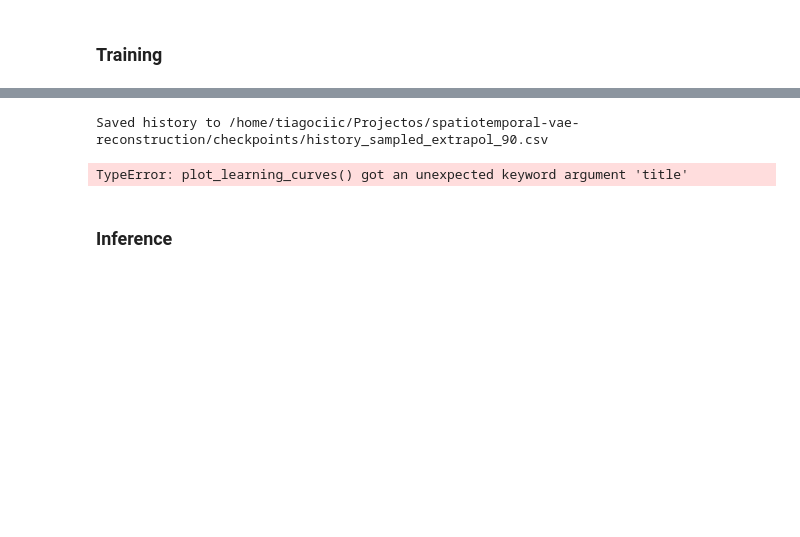
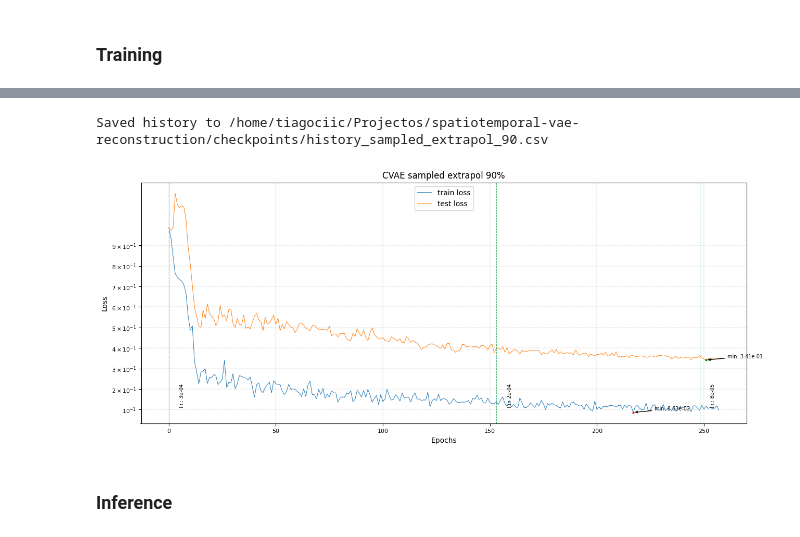
Before and after one commit to Tiago1Ribeiro/spatiotemporal-vae-reconstruction, a Jupyter notebook: notebooks/2_modelation_CVAE.ipynb, the cells around one changed output, grey strips where cells are left out. Drawn from its saved outputs; the diff is of its cells as text; code cells hidden in the pictures; blank space fills up the shorter version.

```diff
--- a/notebooks/2_modelation_CVAE.ipynb
+++ b/notebooks/2_modelation_CVAE.ipynb
@@ -43,7 +43,7 @@ config_file = os.path.join(BASE_DIR, "config.yml")
 
 
 # Operation Mode
-DATA = "sampled"  # "full" or "sampled" or "reg_sampled"
+DATA = "full"  # "full" or "sampled" or "reg_sampled"
 MODE = "extrapol"  # "interpol" or "extrapol"
 MODEL = "CVAE"
 PERCENTAGE = 90
@@ -420,14 +417,16 @@ Epoch 258: early stopping
 # %%
 # plot and save learning curves
 if MODE == "extrapol":
     save_history(history, os.path.join(checkpoint_dir, f"history_{DATA}_{MODE}_{PERCENTAGE}.csv"))
-    plot_learning_curves(history, log_scale=True,title=f"CVAE {DATA} {MODE} {PERCENTAGE}%", save_fig = True)
+    # plot_learning_curves(history, log_scale=True,plt_title=f"CVAE {DATA} {MODE} {PERCENTAGE}%", save_fig = True)
+    plot_learning_curves(history, log_scale=True,plt_title=f"CVAE {DATA} {MODE} {PERCENTAGE}%")
 elif MODE == "interpol":
     save_history(history, os.path.join(checkpoint_dir, f"history_{DATA}_{MODE}.csv"))
-    plot_learning_curves(history, log_scale=True,title=f"CVAE {DATA} {MODE}", save_fig = True)
+    # plot_learning_curves(history, log_scale=True,plt_title=f"CVAE {DATA} {MODE}", save_fig = True)
+    plot_learning_curves(history, log_scale=True,plt_title=f"CVAE {DATA} {MODE}")
 # %% [output]
 Saved history to /home/tiagociic/Projectos/spatiotemporal-vae-reconstruction/checkpoints/history_sampled_extrapol_90.csv
-TypeError: plot_learning_curves() got an unexpected keyword argument 'title'
+[figure, added]
 # %% [markdown]
 ### Inference
 # %%
```
Also changed, not shown: parts of 6 cells of this notebook, 2 other files.
